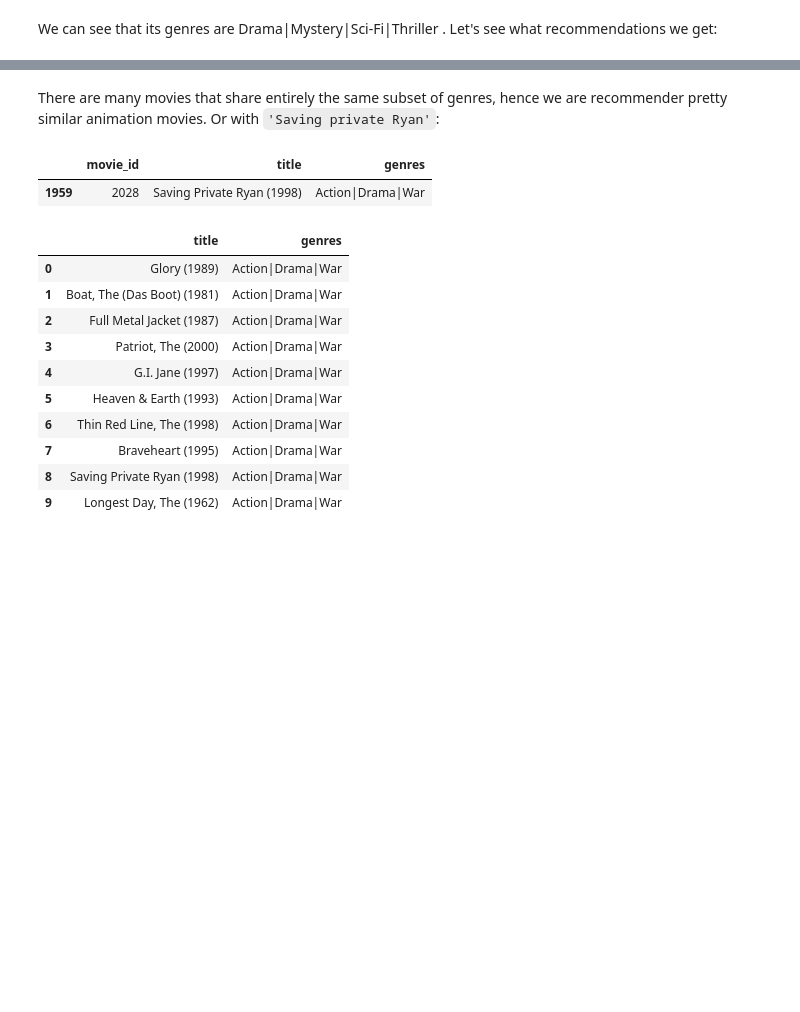
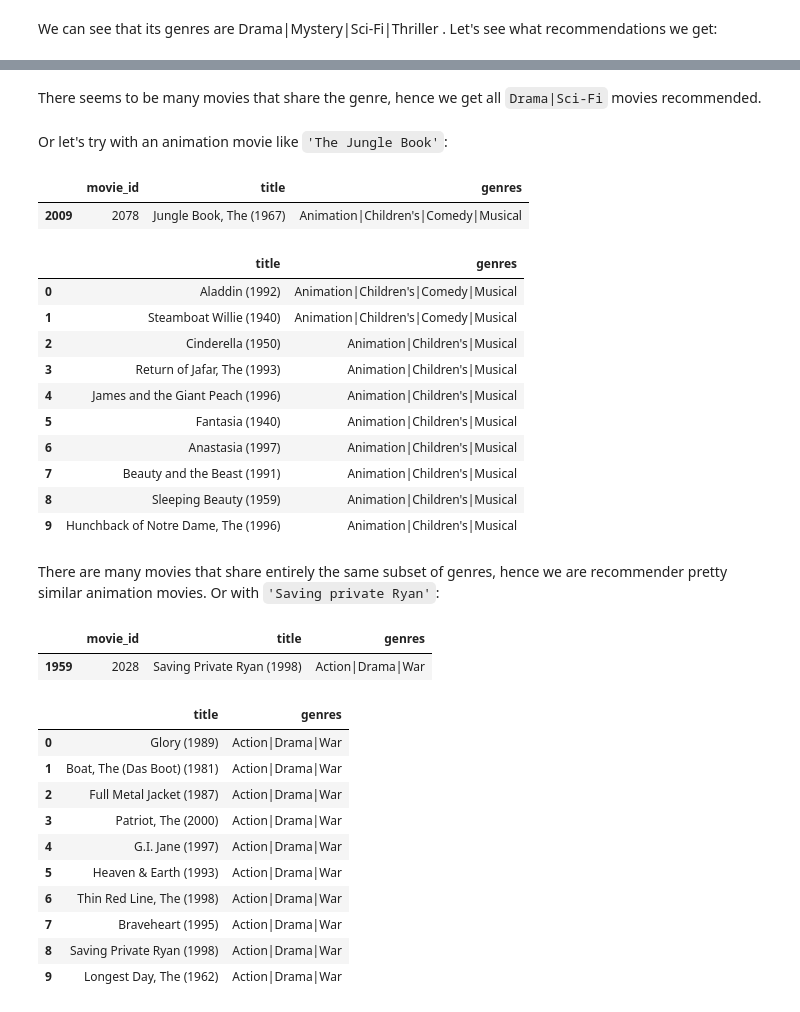
Before and after one commit to AlexanderNixon/Machine-learning-reads, a Jupyter notebook: Content_based_recommenders.ipynb, the cells around one changed output, grey strips where cells are left out. Drawn from its saved outputs; the diff is of its cells as text; code cells hidden in the pictures; blank space fills up the shorter version.

```diff
--- a/Content_based_recommenders.ipynb
+++ b/Content_based_recommenders.ipynb
@@ -371,3 +387,26 @@ genre_recommendations('Toy Story (1995)', cosine_sim_df, movies, 10)
+# %% [markdown]
+There seems to be many movies that share the genre, hence we get all `Drama|Sci-Fi` movies recommended.
+# %% [markdown]
+Or let's try with an animation movie like `'The Jungle Book'`:
+# %%
+movies[movies.title.eq('Jungle Book, The (1967)')]
+# %% [output]
+|  | movie_id | title | genres |
+| 2009 | 2078 | Jungle Book, The (1967) | Animation|Children's|Comedy|Musical |
+# %%
+genre_recommendations('Jungle Book, The (1967)', cosine_sim_df, movies[['title', 'genres']], 10)
+# %% [output]
+|  | title | genres |
+| 0 | Aladdin (1992) | Animation|Children's|Comedy|Musical |
+| 1 | Steamboat Willie (1940) | Animation|Children's|Comedy|Musical |
+| 2 | Cinderella (1950) | Animation|Children's|Musical |
+| 3 | Return of Jafar, The (1993) | Animation|Children's|Musical |
+| 4 | James and the Giant Peach (1996) | Animation|Children's|Musical |
+| 5 | Fantasia (1940) | Animation|Children's|Musical |
+| 6 | Anastasia (1997) | Animation|Children's|Musical |
+| 7 | Beauty and the Beast (1991) | Animation|Children's|Musical |
+| 8 | Sleeping Beauty (1959) | Animation|Children's|Musical |
+| 9 | Hunchback of Notre Dame, The (1996) | Animation|Children's|Musical |
 # %% [markdown]
 There are many movies that share entirely the same subset of genres, hence we are recommender pretty similar animation movies.
 Or with `'Saving private Ryan'`:
```
Also changed, not shown: parts of 16 cells of this notebook, 3 other files.
